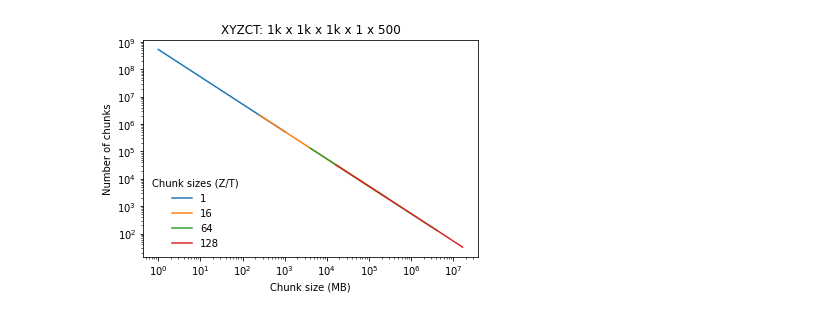
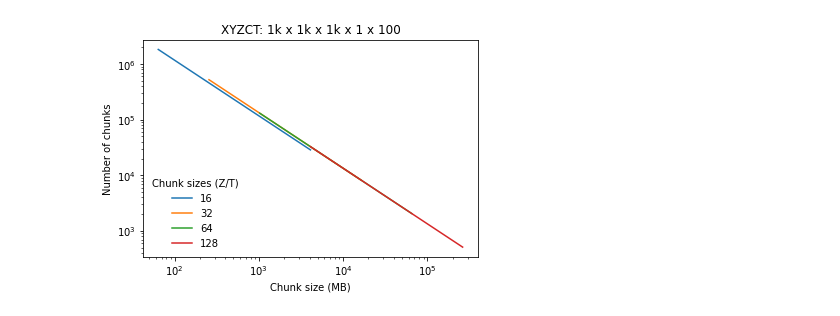
Before and after one commit to ome/bioimage-latency-benchmark, a Jupyter notebook: notebooks/NumberOfChunks-3d.ipynb, the cells around one changed output. Saved outputs shown, nothing was run; the diff lists cells and outputs as text; code cells hidden in the pictures.

Commit message:
More updates to chunk sizes

```diff
--- a/notebooks/NumberOfChunks-3d.ipynb
+++ b/notebooks/NumberOfChunks-3d.ipynb
@@ -8,9 +8,9 @@ import math
 x = 1024
 y = 1024
 z = 1024
-t = 512
+t = 100
 c = 1
-chunkSizes = [32, 64, 128, 256, 512, 1024]
+chunkSizes = (16, 32, 64, 128)
 chunkT = 256
 chunkZ = 512
 testNum = 0
@@ -19,9 +19,9 @@ fig = plt.figure()
 ax = fig.add_subplot(1, 1, 1)
 plt.xlabel('Chunk size (MB)')
 plt.ylabel('Number of chunks')
-plt.title("XYZCT: 1k x 1k x 1k x 1 x 500");
+plt.title("XYZCT: 1k x 1k x 1k x 1 x 100");
 
-for chunkT in (1, 16, 64, 128):
+for chunkT in chunkSizes:
     chunkZ = chunkT
     numFiles = []
     fileSize = []
@@ -34,31 +34,32 @@ plt.legend(loc="lower left", title="Chunk sizes (Z/T)", frameon=False)
 
 def update(chunkZ, chunkT, displayMB, reScaleAxis):
     global line
     numFiles = []
     fileSize = []
     for i in chunkSizes:
         numFiles.__iadd__([(math.ceil(x/i) * math.ceil(y/i) * math.ceil(z/chunkZ) * math.ceil(t/chunkT) * math.ceil(c/1))])
         fileSize.__iadd__([int((i * i * chunkZ * chunkT) / 1024)])
     if displayMB:
         plt.xlabel('Chunk Size X and Y (MB)')
         line.set_xdata(fileSize)
     else:
         plt.xlabel('Chunk Size X and Y')
         line.set_xdata(chunkSizes)
     line.set_ydata(numFiles)
     if reScaleAxis:
         ax.relim()
         ax.autoscale_view()
     for i in range(len(numFiles)):
         print("X and Y chunk size:", chunkSizes[i], "    Number of files:", numFiles[i],"    Size in MB:", fileSize[i])
     fig.canvas.draw_idle()
 
 def scale(scale):
     plt.yscale(scale)
     plt.xscale(scale)
 
 scale('log')
 #interact(scale, scale=['linear','log']);
 #interact(update, chunkZ = (1,1024), chunkT = (1,512), displayMB=True, reScaleAxis=True);
+fig.savefig('/tmp/3d-chunks.png', dpi=800)
 # %% [output]
-[figure, old version]
+[figure, new version]
```
Also changed, not shown: 1 other file.
